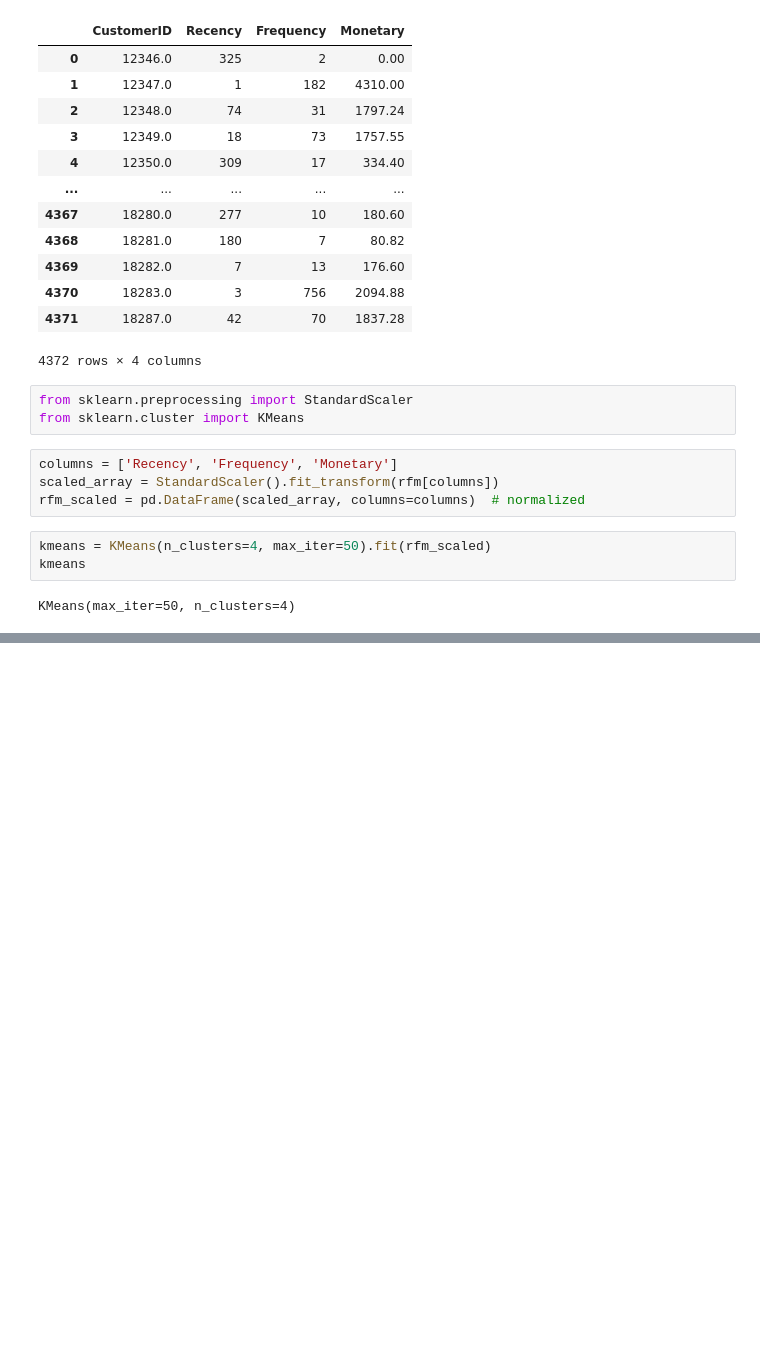
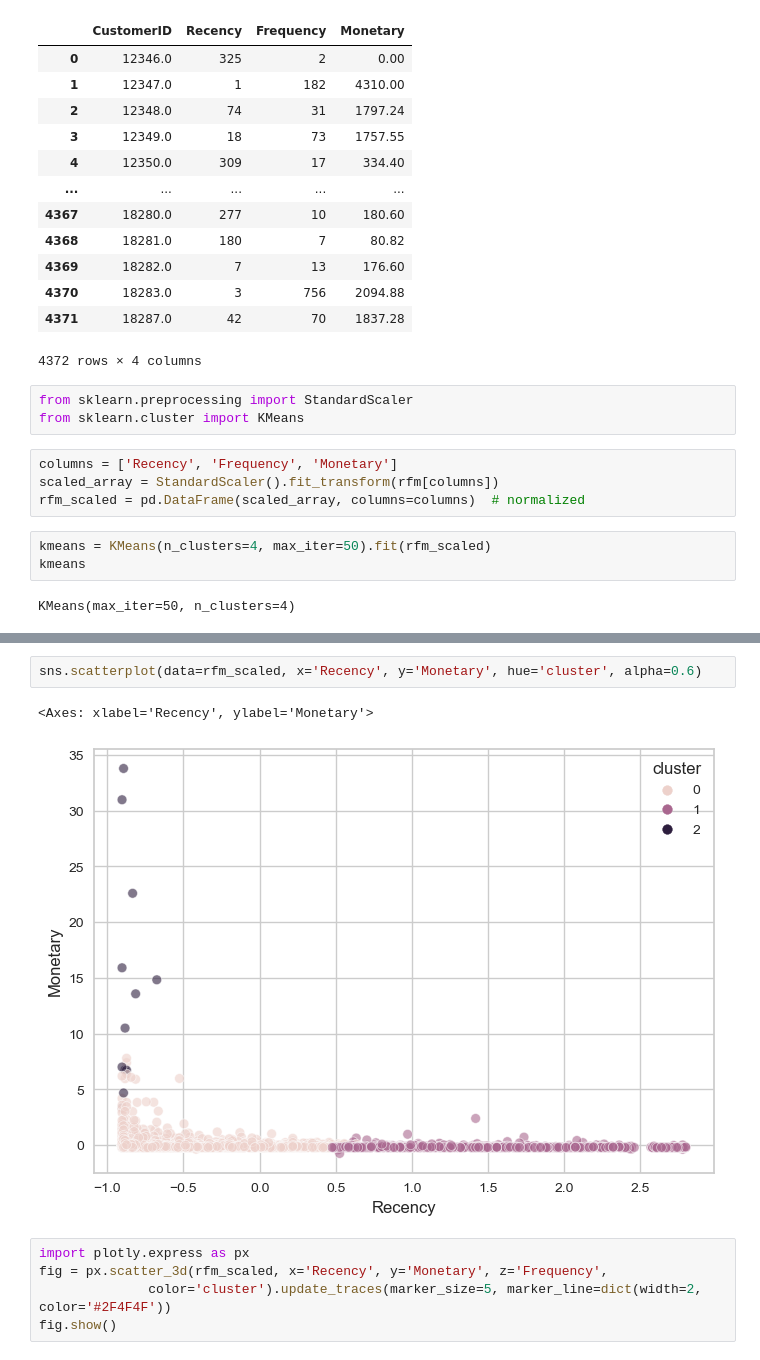
Before and after one commit to dminchev1/practice, a Jupyter notebook: customer_segmentation.ipynb.ipynb, the cells around one changed output, grey strips where cells are left out. Saved outputs shown, nothing was run; the diff lists cells and outputs as text; blank space fills up the shorter version.

```diff
--- a/customer_segmentation.ipynb.ipynb
+++ b/customer_segmentation.ipynb.ipynb
@@ -84,0 +149,10 @@ Text(0.5, 1.0, 'Elbow plot')
+# %%
+sns.scatterplot(data=rfm_scaled, x='Recency', y='Monetary', hue='cluster', alpha=0.6)
+# %% [output]
+<Axes: xlabel='Recency', ylabel='Monetary'>
+[figure, added]
+# %%
+import plotly.express as px
+fig = px.scatter_3d(rfm_scaled, x='Recency', y='Monetary', z='Frequency',
+              color='cluster').update_traces(marker_size=5, marker_line=dict(width=2, color='#2F4F4F'))
+fig.show()
```
Also changed, not shown: parts of 10 cells of this notebook.
